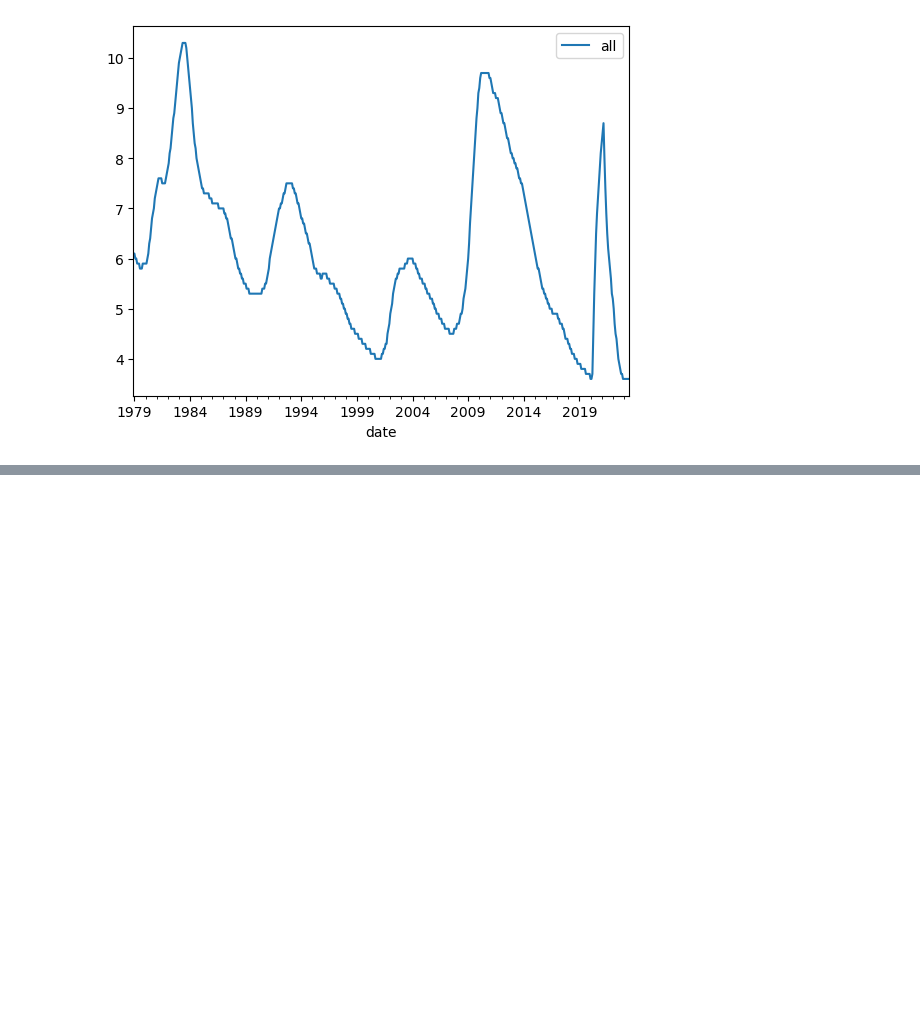
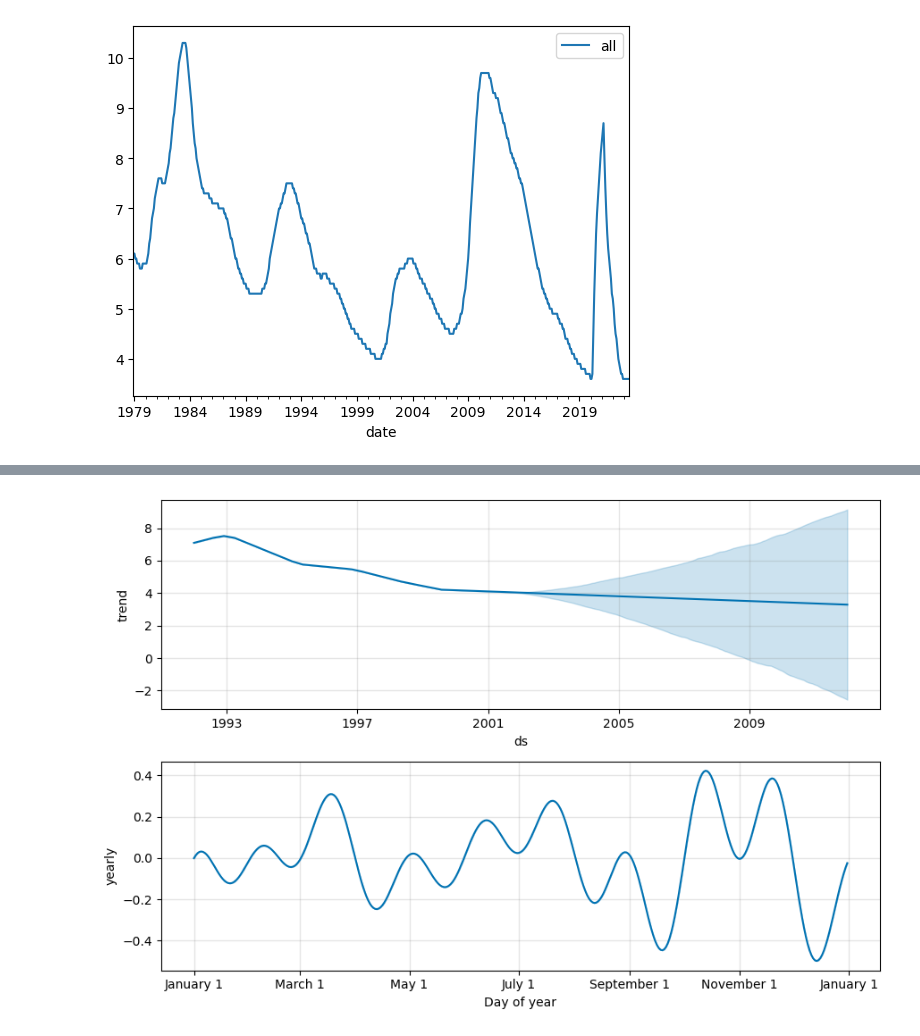
Before and after one commit to Aquamarine278/AI-Bootcamp-Project-1, a Jupyter notebook: unemployment_data.ipynb, the cells around one changed output, grey strips where cells are left out. Saved outputs shown, nothing was run; the diff lists cells and outputs as text; code cells hidden in the pictures; blank space fills up the shorter version.

```diff
--- a/unemployment_data.ipynb
+++ b/unemployment_data.ipynb
@@ -192,0 +306,5 @@ unemployment_df.head()
+# %%
+# Use the plot_components function to visualize the forecast results
+figures_911_unemployment = model_911_unemployment.plot_components(future_911_unemployment)
+# %% [output]
+[figure, added]
```
Also changed, not shown: parts of 35 cells of this notebook, 1 other file.
